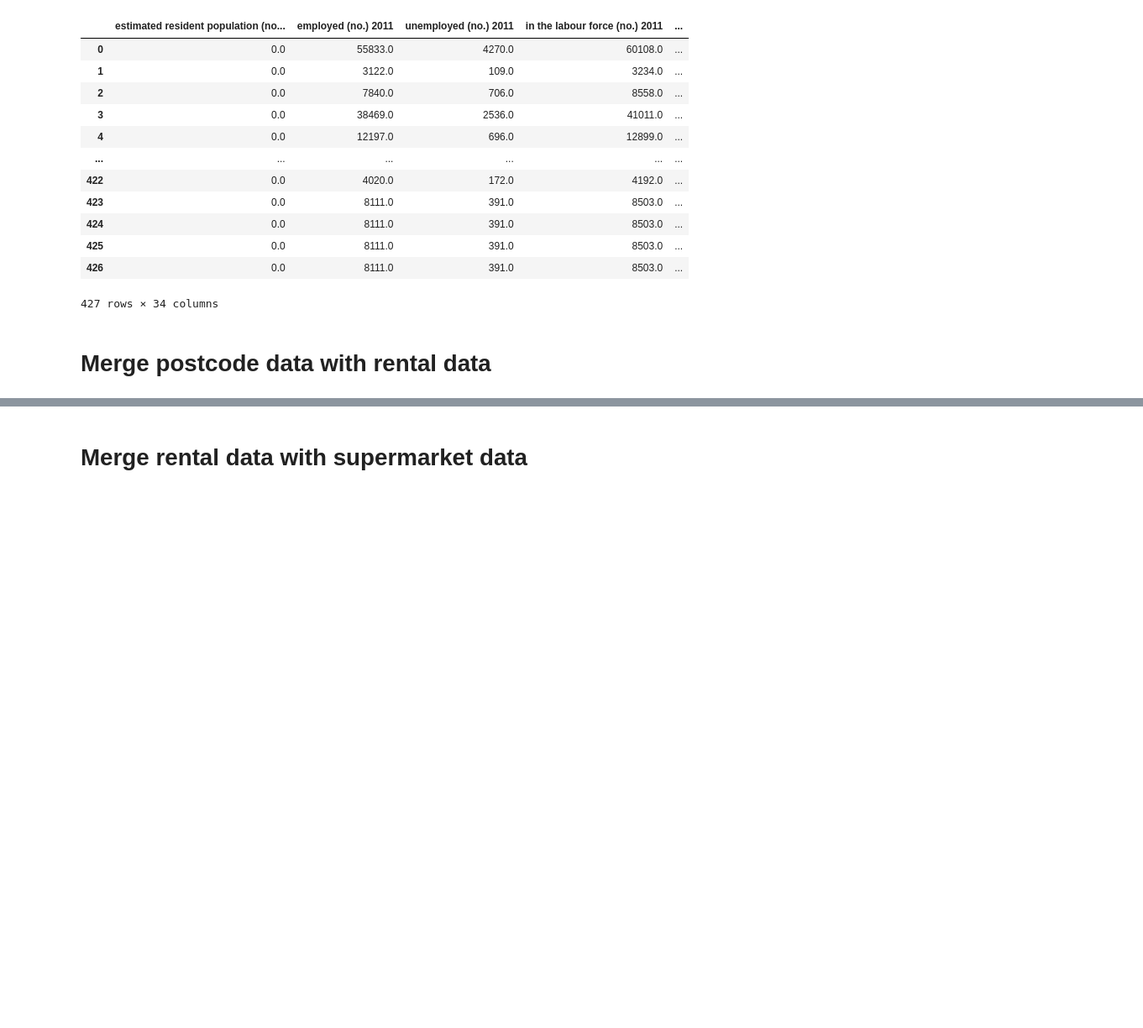
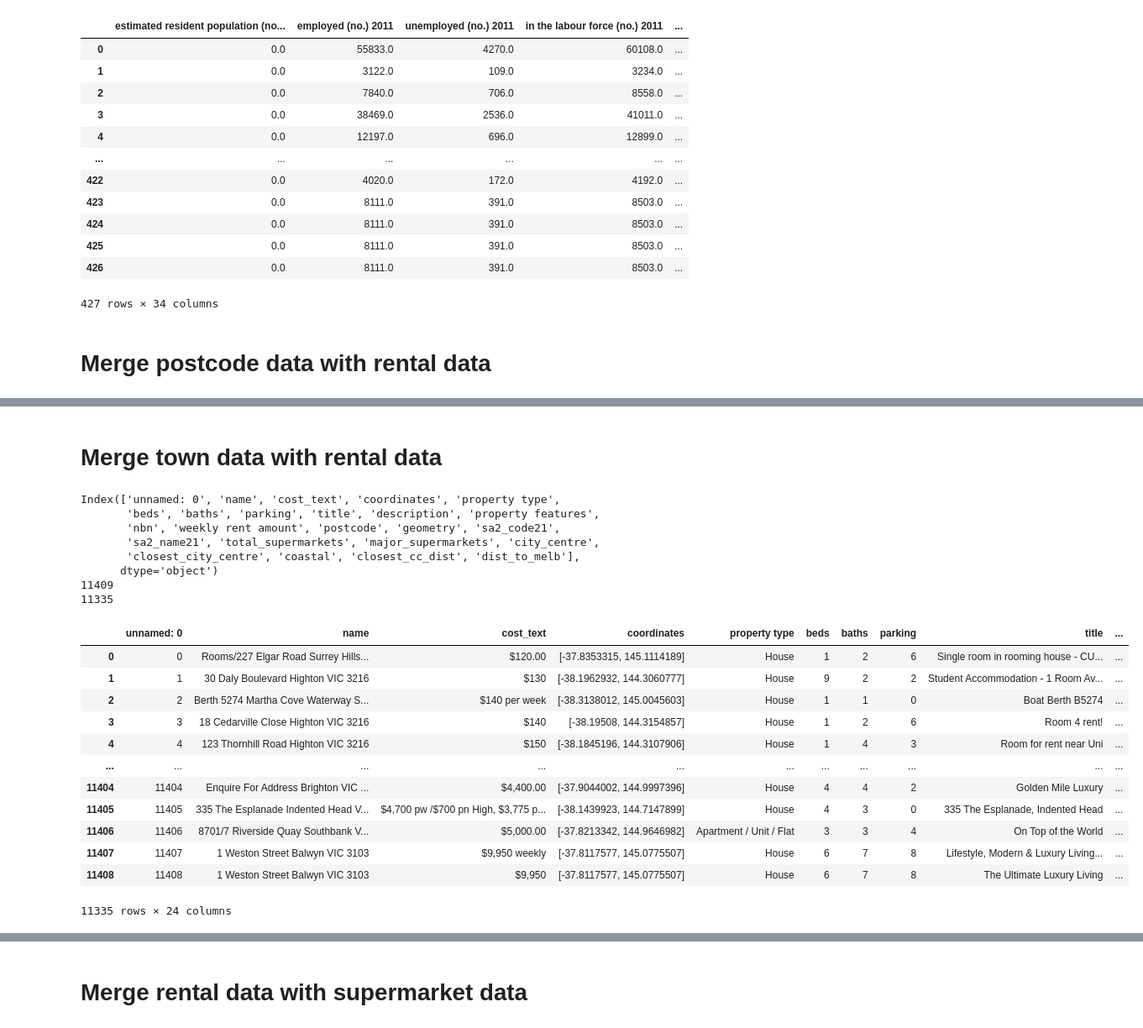
Before and after one commit to stephenmarcou/Real-Estate-Industry-Project, a Jupyter notebook: notebooks/merge_rental_data.ipynb, the cells around one changed output, grey strips where cells are left out. Shown at 84% size. Saved outputs shown, nothing was run; the diff lists cells and outputs as text; code cells hidden in the pictures; blank space fills up the shorter version.

```diff
--- a/notebooks/merge_rental_data.ipynb
+++ b/notebooks/merge_rental_data.ipynb
@@ -238,3 +155,38 @@ median equivalised total household income (weekly) ($) 2021    False
 median weekly household rental payment ($) 2021                False
 average family size (no. of persons) 2021                      False
 dtype: bool
+# %% [markdown]
+# Merge town data with rental data
+# %%
+town_data = pd.read_csv("../data/curated/rental_data_town_join.csv")
+# lowercase column names
+town_data.columns = town_data.columns.str.lower()
+print(town_data.columns)
+# drop duplicate rows
+print(len(town_data))
+town_data = town_data.drop_duplicates(
+    subset=["name", "cost_text", "coordinates", "property type", "beds", "baths", "parking"])
+print(len(town_data))
+town_data
+# %% [output]
+Index(['unnamed: 0', 'name', 'cost_text', 'coordinates', 'property type',
+       'beds', 'baths', 'parking', 'title', 'description', 'property features',
+       'nbn', 'weekly rent amount', 'postcode', 'geometry', 'sa2_code21',
+       'sa2_name21', 'total_supermarkets', 'major_supermarkets', 'city_centre',
+       'closest_city_centre', 'coastal', 'closest_cc_dist', 'dist_to_melb'],
+      dtype='object')
+11409
+11335
+|  | unnamed: 0 | name | cost_text | coordinates | property type | beds | baths | parking | title | ... |
+| 0 | 0 | Rooms/227 Elgar Road Surrey Hills... | $120.00 | [-37.8353315, 145.1114189] | House | 1 | 2 | 6 | Single room in rooming house - CU... | ... |
+| 1 | 1 | 30 Daly Boulevard Highton VIC 3216 | $130 | [-38.1962932, 144.3060777] | House | 9 | 2 | 2 | Student Accommodation - 1 Room Av... | ... |
+| 2 | 2 | Berth 5274 Martha Cove Waterway S... | $140 per week | [-38.3138012, 145.0045603] | House | 1 | 1 | 0 | Boat Berth B5274 | ... |
+| 3 | 3 | 18 Cedarville Close Highton VIC 3216 | $140 | [-38.19508, 144.3154857] | House | 1 | 2 | 6 | Room 4 rent! | ... |
+| 4 | 4 | 123 Thornhill Road Highton VIC 3216 | $150 | [-38.1845196, 144.3107906] | House | 1 | 4 | 3 | Room for rent near Uni | ... |
+| ... | ... | ... | ... | ... | ... | ... | ... | ... | ... | ... |
+| 11404 | 11404 | Enquire For Address Brighton VIC ... | $4,400.00 | [-37.9044002, 144.9997396] | House | 4 | 4 | 2 | Golden Mile Luxury | ... |
+| 11405 | 11405 | 335 The Esplanade Indented Head V... | $4,700 pw /$700 pn High, $3,775 p... | [-38.1439923, 144.7147899] | House | 4 | 3 | 0 | 335 The Esplanade, Indented Head | ... |
+| 11406 | 11406 | 8701/7 Riverside Quay Southbank V... | $5,000.00 | [-37.8213342, 144.9646982] | Apartment / Unit / Flat | 3 | 3 | 4 | On Top of the World | ... |
+| 11407 | 11407 | 1 Weston Street Balwyn VIC 3103 | $9,950 weekly | [-37.8117577, 145.0775507] | House | 6 | 7 | 8 | Lifestyle, Modern & Luxury Living... | ... |
+| 11408 | 11408 | 1 Weston Street Balwyn VIC 3103 | $9,950 | [-37.8117577, 145.0775507] | House | 6 | 7 | 8 | The Ultimate Luxury Living | ... |
+11335 rows × 24 columns
```
Also changed, not shown: parts of 24 cells of this notebook.
